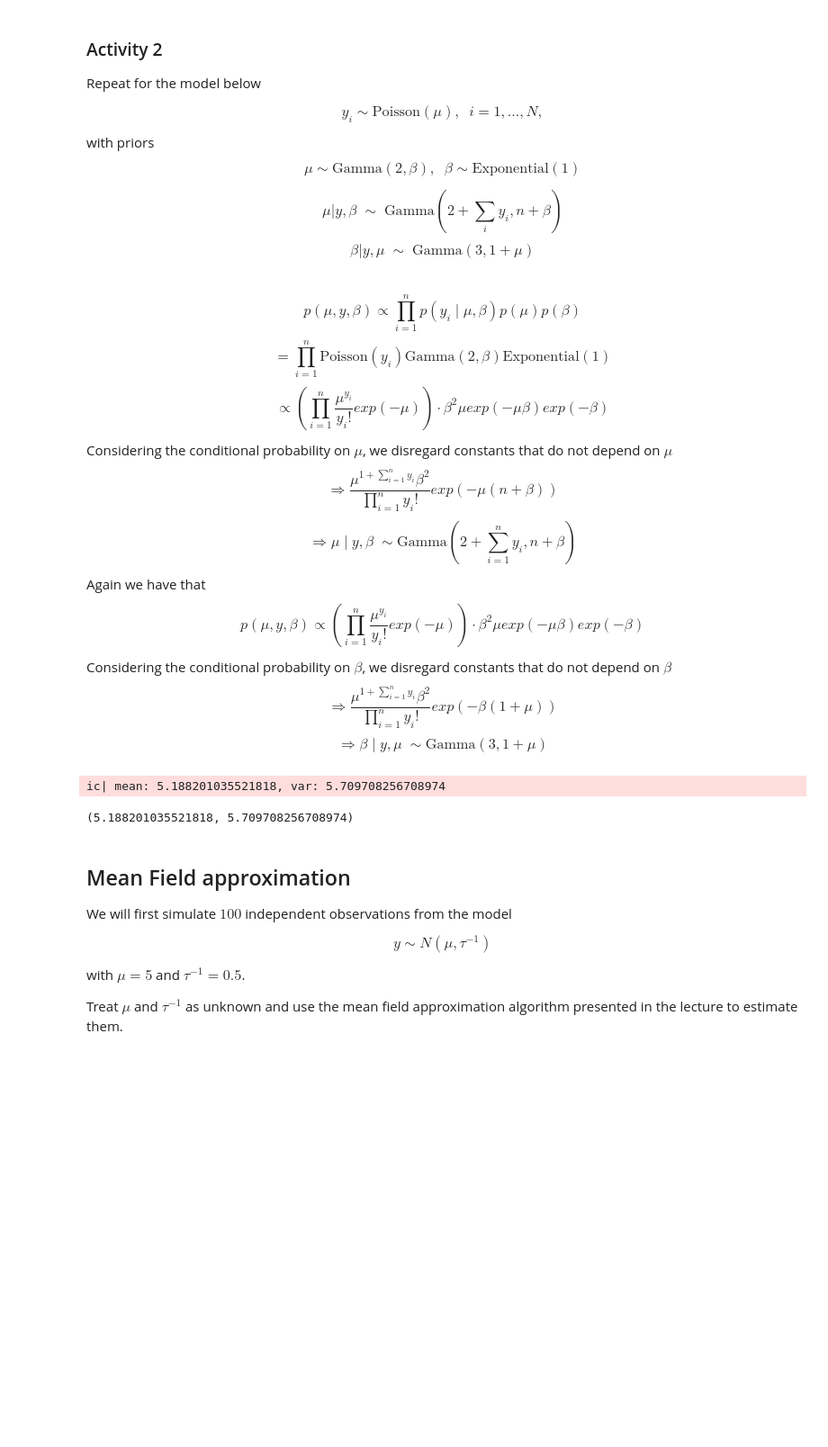
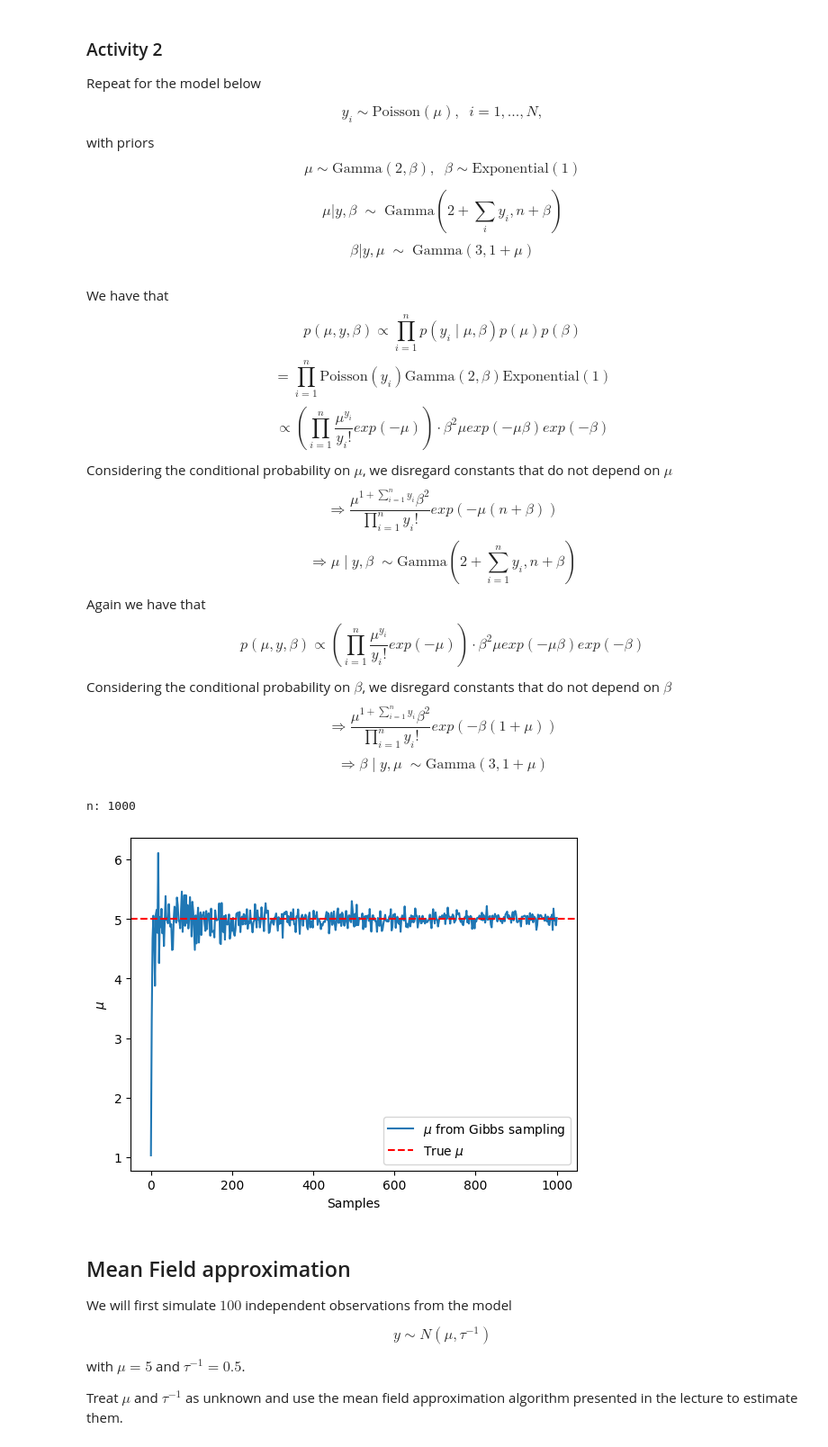
Before and after one commit to erik-norlin/SSY316-Advanced-Probabilistic-Machine-Learning, a Jupyter notebook: python-lab-4/python-lab-4-erik-norlin-matthew-newson.ipynb, the cells around one changed output. Shown at 90% size. Cells and saved outputs as stored; diff of their text form; code cells hidden in the pictures; blank space fills up the shorter version.

```diff
--- a/python-lab-4/python-lab-4-erik-norlin-matthew-newson.ipynb
+++ b/python-lab-4/python-lab-4-erik-norlin-matthew-newson.ipynb
@@ -136,7 +192,7 @@ $$
 \beta|y,\mu\;\sim \;\text{Gamma}(3,1+\mu)
 $$
 # %% [markdown]
-
+We have that
 $$
 p(\mu, y,\beta) \propto \prod_{i=1}^np(y_i\mid \mu, \beta)p(\mu)p(\beta)
 $$
@@ -167,42 +223,73 @@ $$
 # %%
 def sample_mu(beta, y, n):
     shape = 2 + np.sum(y)
     scale = n + beta
     mu = np.random.gamma(shape, 1/scale)
     return mu
 
 def sample_beta(mu):
     shape = 3
     scale = 1 + mu
     beta = np.random.gamma(shape, 1/scale)
     return beta
 
 def gibbs_sampling(mu0, beta0, y, n):
 
     mu = [mu0]
     beta = [beta0]
 
     for i in range(n-1):
 
         mu.append(sample_mu(beta[i], y, n))
         beta.append(sample_beta(mu[i+1]))
 
     return mu, beta
 
-n = 100
-mu_true = 5
-np.random.seed(4)
-y = np.random.poisson(mu_true, n)
-beta0 = np.random.exponential(1)
-mu0 = np.random.gamma(2, beta0)
+# n = 100
+# mu_true = 5
+# # np.random.seed(4)
+# y = np.random.poisson(mu_true, n)
+# print(np.mean(y))
+# beta0 = np.random.exponential(1)
+# mu0 = np.random.gamma(2, beta0)
 
-mu, beta = gibbs_sampling(mu0, beta0, y, n)
-mean = np.mean(mu)
-var = np.sum((y-mean)**2)/(n-1)
-ic(mean, var)
+# mu, beta = gibbs_sampling(mu0, beta0, y, n)
+# mean = np.mean(mu)
+# var = np.sum((y-mean)**2)/(n-1)
+# ic(mean, var)
+
+
+n_runs = 500
+y_arr = np.linspace(0,1000,n_runs)
+means = []
+
+
+for i in range(len(y_arr)):
+
+    n = int(y_arr[i]) #sample size
+    mu_true = 5
+    y = np.random.poisson(mu_true, n)
+
+    beta0 = np.random.exponential(1)
+    mu0 = np.random.gamma(2, beta0)
+
+    mu, beta = gibbs_sampling(mu0, beta0, y, n)
+    mean = np.mean(mu)
+    means.append(mean)
+    # var = np.sum((y-mean)**2)/(n-1)
+    # ic(mean, var)
+    print('n:', n, end='\r')
+
+fig = plt.figure()
+plt.plot(y_arr, means, label='$\mu$ from Gibbs sampling')
+plt.axhline(mu_true, color='red', linestyle='--', label='True $\mu$')
+plt.legend(loc='lower right')
+plt.xlabel('Samples')
+plt.ylabel('$\mu$')
+fig.savefig(r'C:\Users\erikn\skola\SSY316-Advanced-Probabilistic-Machine-Learning\python-lab-4\report-images\mu_a2.png')
 # %% [output]
-ic| mean: 5.188201035521818, var: 5.709708256708974
+n: 1000
-(5.188201035521818, 5.709708256708974)
+[figure, added]
 # %% [markdown]
 ## Mean Field approximation
 
```
Also changed, not shown: parts of 8 cells of this notebook, 7 other files.
